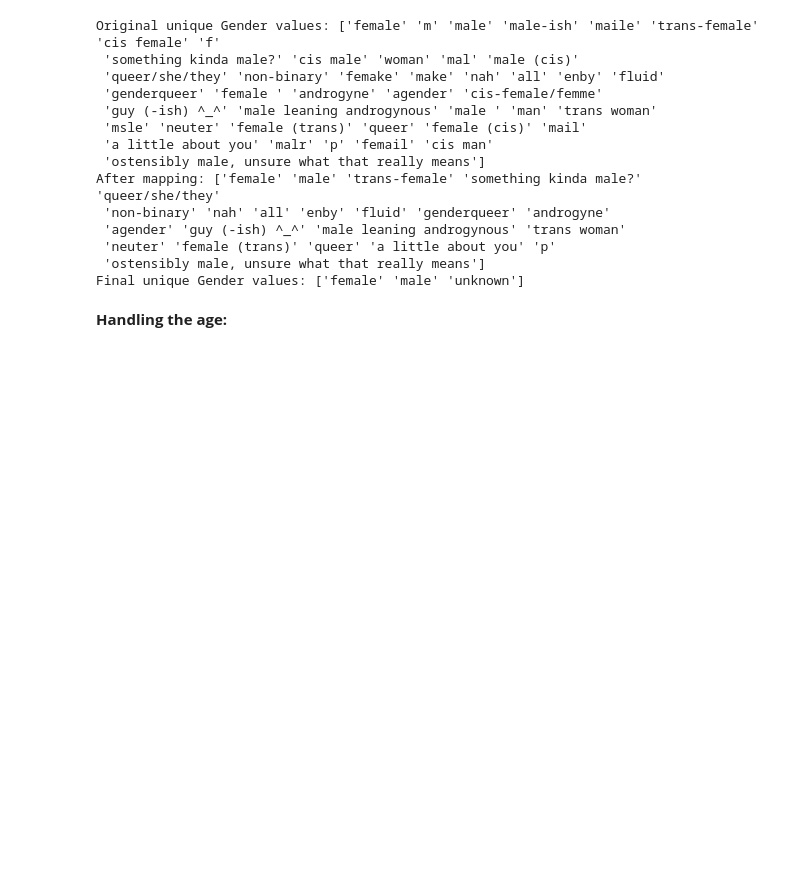
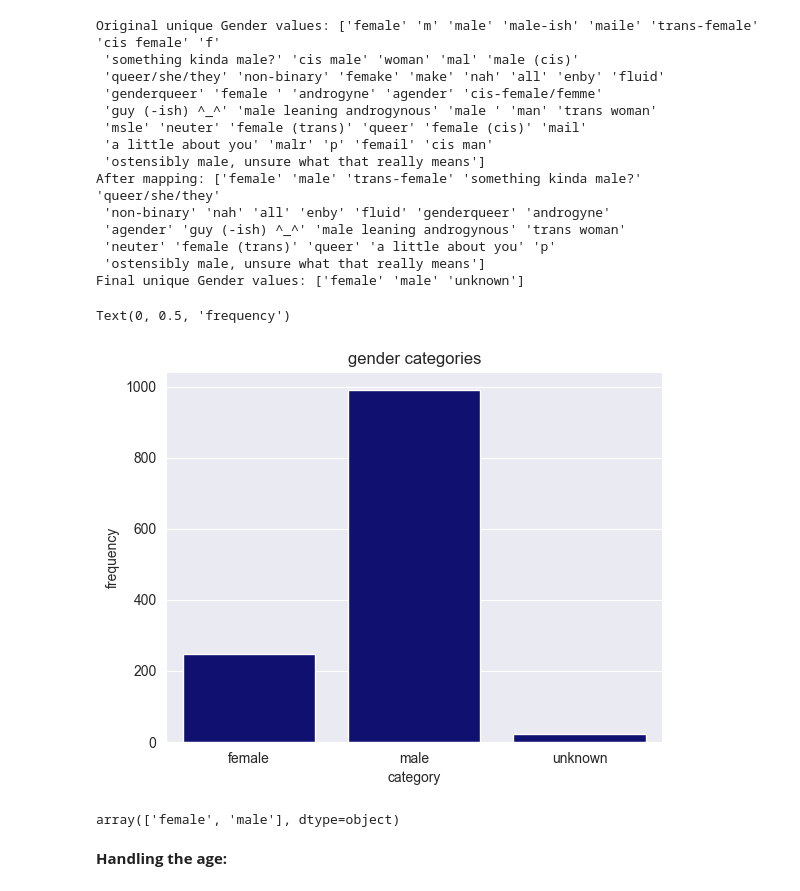
Before and after one commit to D0esN0tM1tter/data_mining_project, a Jupyter notebook: notebook.ipynb, the cells around one changed output. Cells and saved outputs as stored; diff of their text form; code cells hidden in the pictures; blank space fills up the shorter version.

```diff
--- a/notebook.ipynb
+++ b/notebook.ipynb
@@ -243,6 +244,22 @@ After mapping: ['female' 'male' 'trans-female' 'something kinda male?' 'queer/sh
  'neuter' 'female (trans)' 'queer' 'a little about you' 'p'
  'ostensibly male, unsure what that really means']
 Final unique Gender values: ['female' 'male' 'unknown']
+# %%
+sns.set_style('darkgrid')
+sns.countplot(x='Gender' ,data= df , color= 'navy')
+plt.title('gender categories')
+plt.xlabel('category')
+plt.ylabel('frequency')
+# %% [output]
+Text(0, 0.5, 'frequency')
+[figure, added]
+# %%
+# Droping entries with unknown gender and replacing nan values with male since the majority are males :
+df['Gender'] = df.loc[~(df['Gender'] == 'unknown') , 'Gender']
+df['Gender'] = df['Gender'].replace(to_replace= pd.NA , value='male')
+df['Gender'].unique()
+# %% [output]
+array(['female', 'male'], dtype=object)
 # %% [markdown]
 **Handling the age:**
 # %% [markdown]
```
Also changed, not shown: parts of 20 cells of this notebook, 2 other files.
